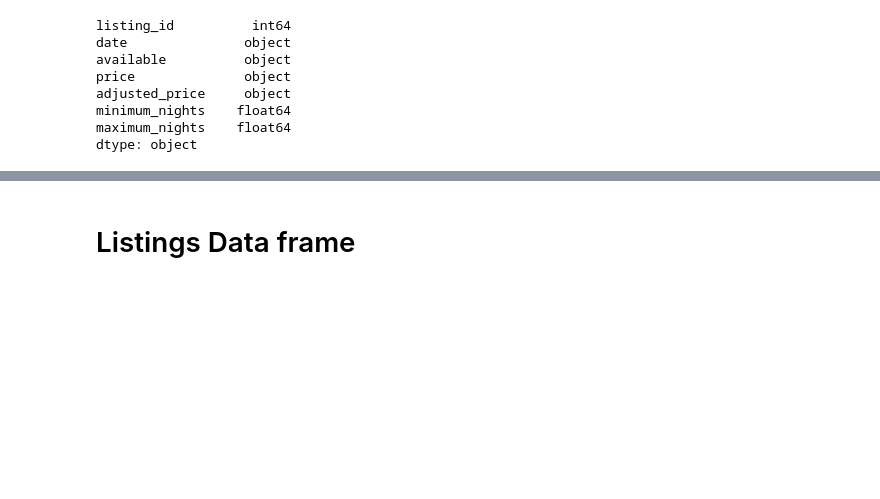
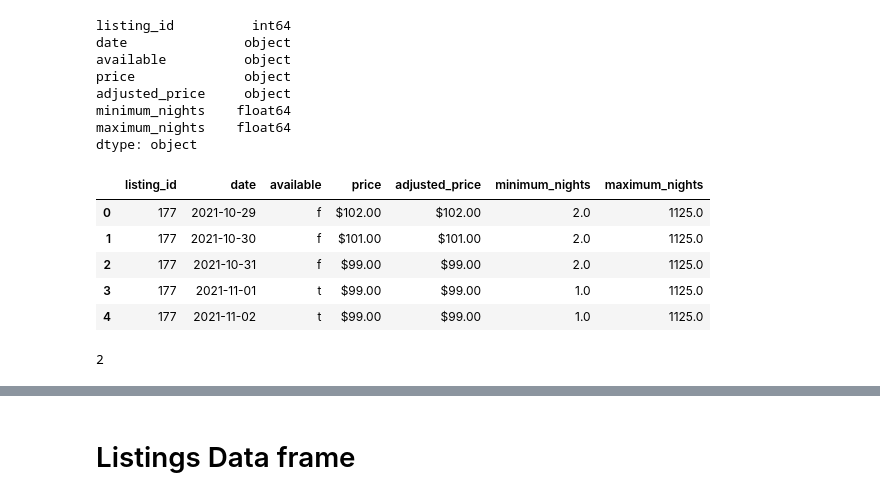
Before and after one commit to AngelSHx/DataBases, a Jupyter notebook: Airbnb_DB/Airbnb_data_manipulation_for_database.ipynb, the cells around one changed output, grey strips where cells are left out. Saved outputs shown, nothing was run; the diff lists cells and outputs as text; code cells hidden in the pictures; blank space fills up the shorter version.

```diff
--- a/Airbnb_DB/EDA_Flat_Files_from_Airbnb.ipynb
+++ b/Airbnb_DB/Airbnb_data_manipulation_for_database.ipynb
@@ -32,3 +31,12 @@ adjusted_price     object
 minimum_nights    float64
 maximum_nights    float64
 dtype: object
+# %%
+calendar_df.head()
+# %% [output]
+|  | listing_id | date | available | price | adjusted_price | minimum_nights | maximum_nights |
+| 0 | 177 | 2021-10-29 | f | $102.00 | $102.00 | 2.0 | 1125.0 |
+| 1 | 177 | 2021-10-30 | f | $101.00 | $101.00 | 2.0 | 1125.0 |
+| 2 | 177 | 2021-10-31 | f | $99.00 | $99.00 | 2.0 | 1125.0 |
+| 3 | 177 | 2021-11-01 | t | $99.00 | $99.00 | 1.0 | 1125.0 |
+| 4 | 177 | 2021-11-02 | t | $99.00 | $99.00 | 1.0 | 1125.0 |
@@ -34,0 +45,4 @@ dtype: object
+# %%
+missingValues.isnull().any().sum()
+# %% [output]
+2
```
Also changed, not shown: parts of 5 cells of this notebook.
